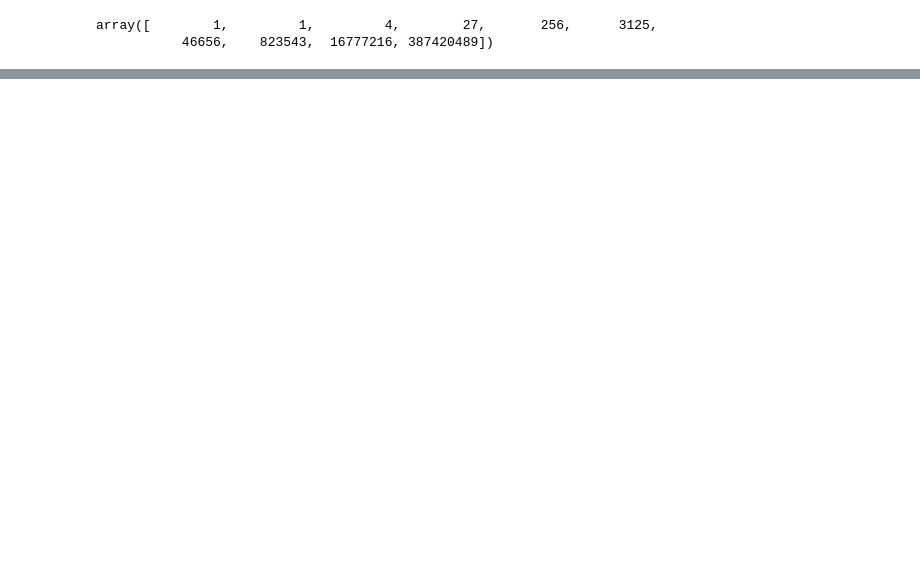
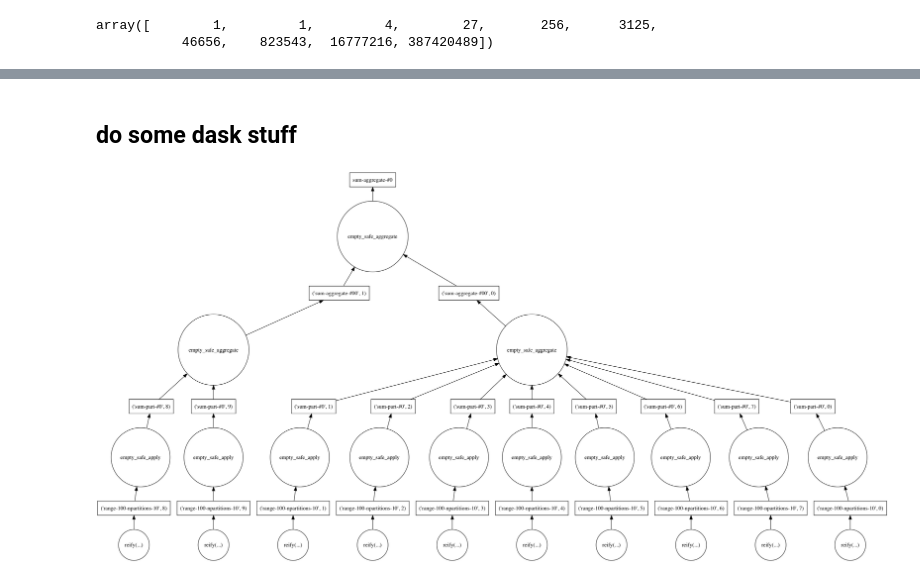
Before and after one commit to SayreBlades/sprite2, a Jupyter notebook: example.ipynb, the cells around one changed output, grey strips where cells are left out. Saved outputs shown, nothing was run; the diff lists cells and outputs as text; code cells hidden in the pictures; blank space fills up the shorter version.

```diff
--- a/example.ipynb
+++ b/example.ipynb
@@ -65,0 +100,9 @@ array([        1,         1,         4,        27,       256,      3125,
+# %% [markdown]
+## do some dask stuff
+# %%
+b = db.range(100, npartitions=10)
+bsum = b.sum()
+# %%
+bsum.visualize()
+# %% [output]
+[figure, added]
```
Also changed, not shown: parts of 9 cells of this notebook, 3 other files.
